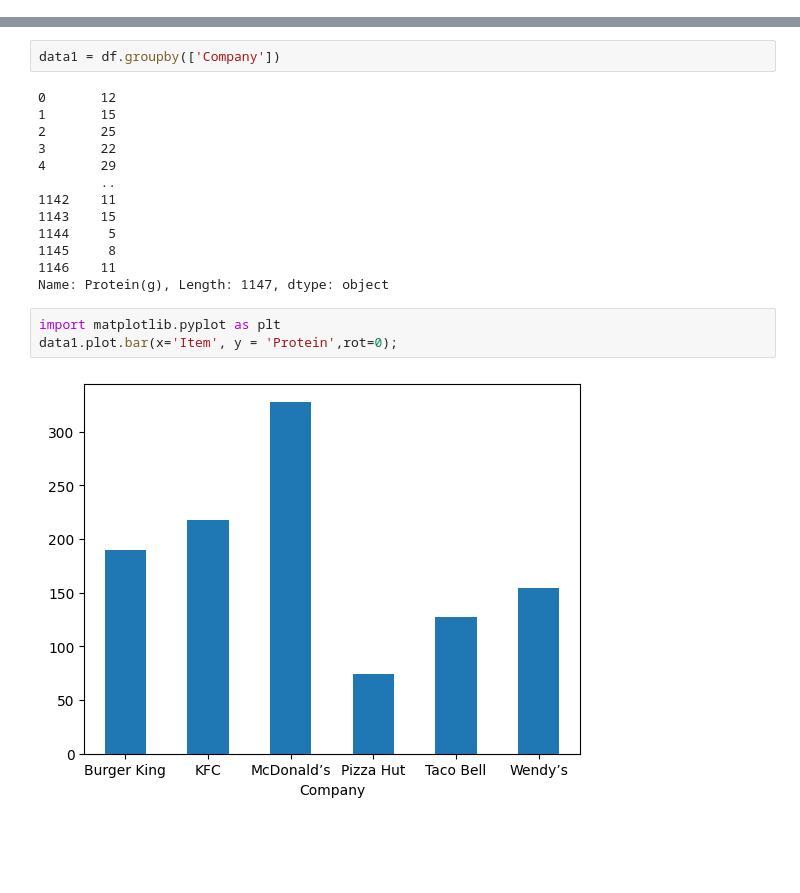
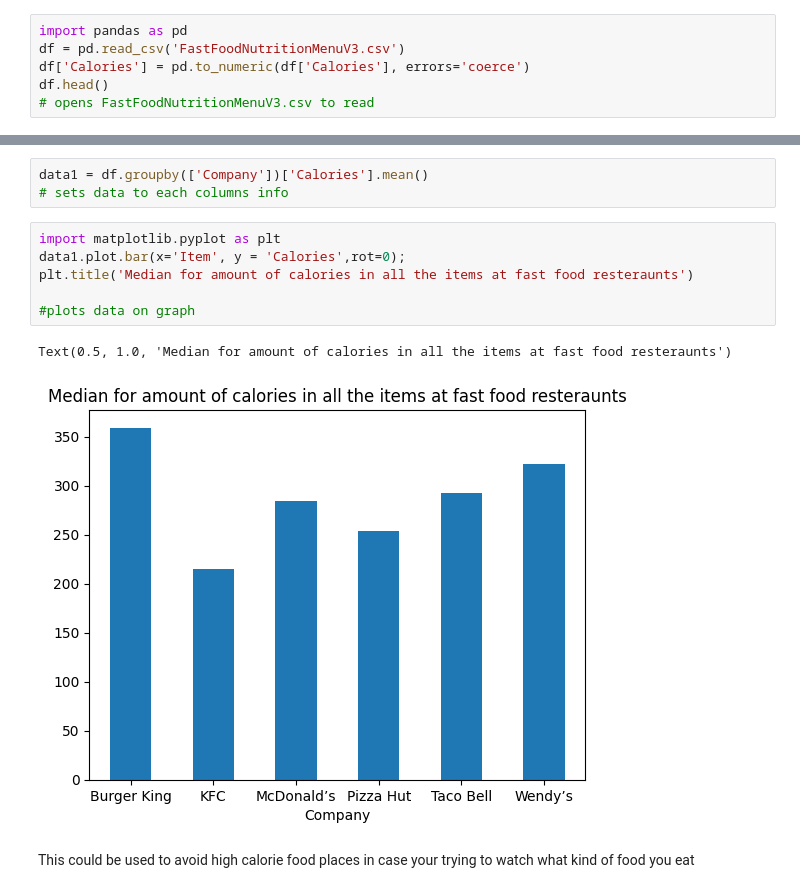
Before and after one commit to SeanJamesJr/Unit2, a Jupyter notebook: project.ipynb, the cells around one changed output, grey strips where cells are left out. Drawn from its saved outputs; the diff is of its cells as text; blank space fills up the shorter version.

```diff
--- a/project.ipynb
+++ b/project.ipynb
@@ -10,0 +29,6 @@ ValueError: Unable to parse string " " at position 444
+# %%
+import pandas as pd
+df = pd.read_csv('FastFoodNutritionMenuV3.csv')
+df['Calories'] = pd.to_numeric(df['Calories'], errors='coerce')
+df.head()
+# opens FastFoodNutritionMenuV3.csv to read
@@ -11,20 +42,14 @@ ValueError: Unable to parse string " " at position 444
 # %%
-data1 = df.groupby(['Company'])
+data1 = df.groupby(['Company'])['Calories'].mean()
+# sets data to each columns info
-# %% [output]
-0       12
-1       15
-2       25
-3       22
-4       29
-        ..
-1142    11
-1143    15
-1144     5
-1145     8
-1146    11
-Name: Protein(g), Length: 1147, dtype: object
 # %%
 import matplotlib.pyplot as plt
-data1.plot.bar(x='Item', y = 'Protein',rot=0);
+data1.plot.bar(x='Item', y = 'Calories',rot=0);
+plt.title('Median for amount of calories in all the items at fast food resteraunts')
+
+#plots data on graph
 # %% [output]
+Text(0.5, 1.0, 'Median for amount of calories in all the items at fast food resteraunts')
-[figure, old version]
+[figure, new version]
+# %% [markdown]
+This could be used to avoid high calorie food places in case your trying to watch what kind of food you eat
```
Also changed, not shown: parts of 5 cells of this notebook.
